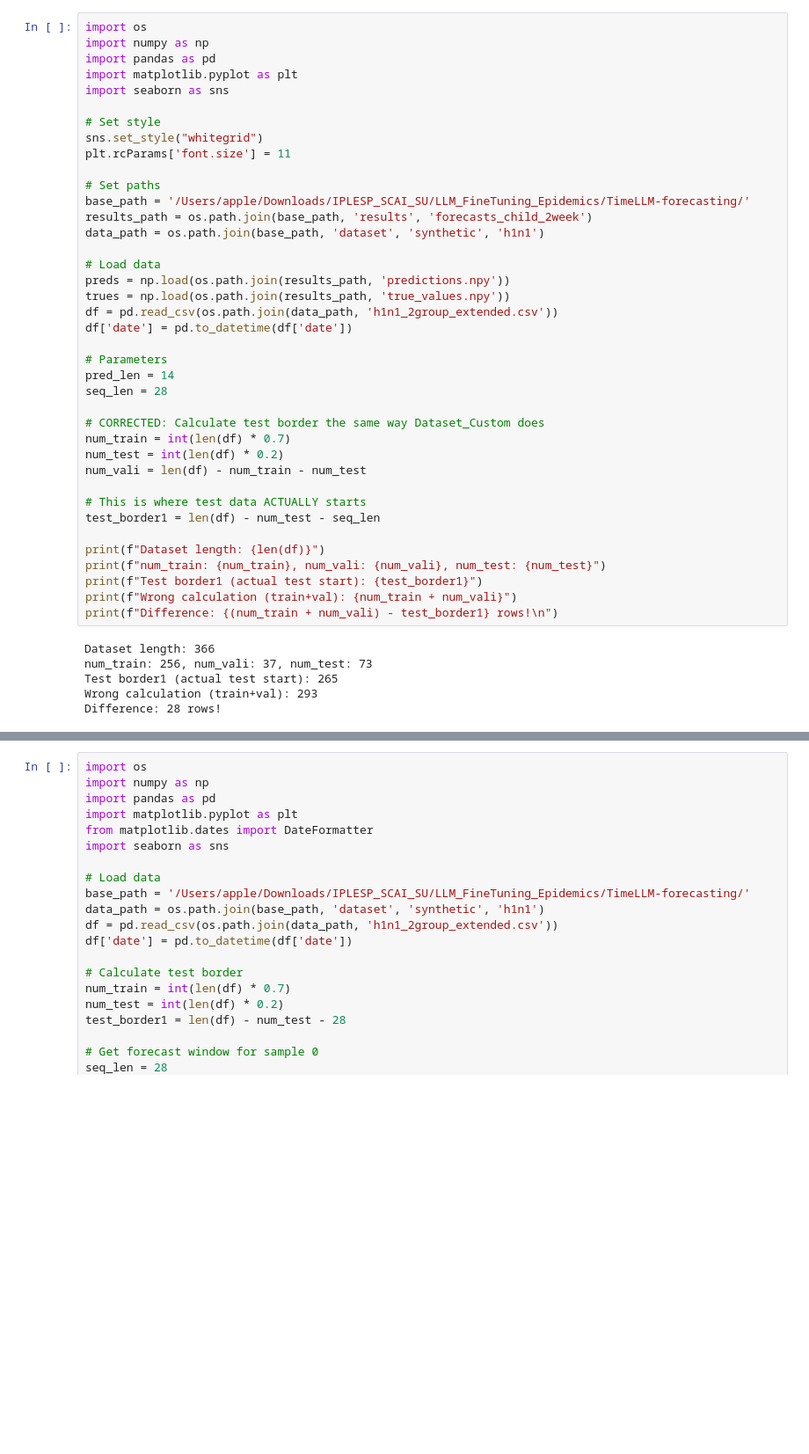
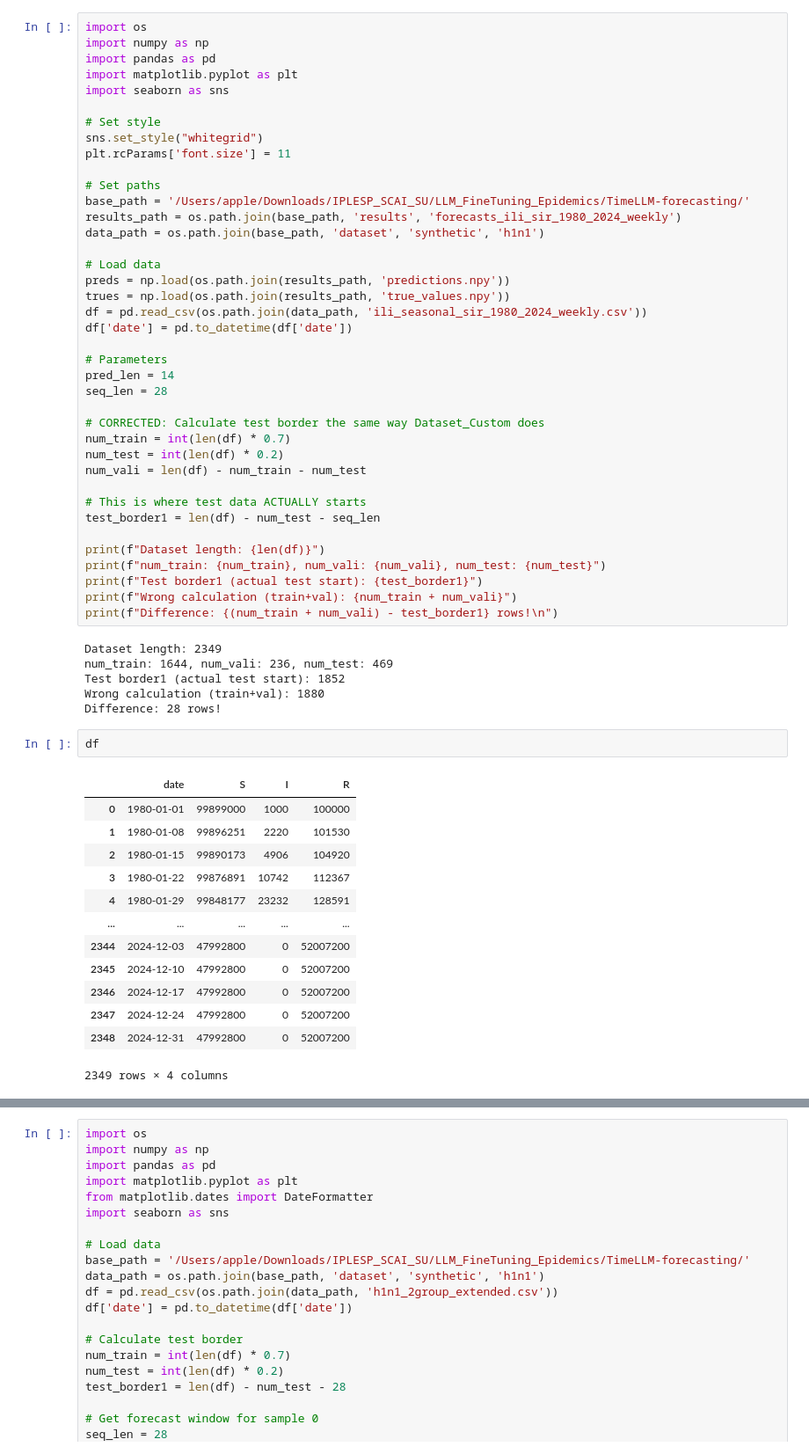
Before and after one commit to suprabhathk/Time-LLM_EV_PL, a Jupyter notebook: visualisation/visualisation.ipynb, the cells around one changed output, grey strips where cells are left out. Shown at 88% size. Drawn from its saved outputs; the diff is of its cells as text; blank space fills up the shorter version.

```diff
--- a/visualisation/visualisation.ipynb
+++ b/visualisation/visualisation.ipynb
@@ -11,13 +11,13 @@ plt.rcParams['font.size'] = 11
 
 # Set paths
 base_path = '/Users/apple/Downloads/IPLESP_SCAI_SU/LLM_FineTuning_Epidemics/TimeLLM-forecasting/'
-results_path = os.path.join(base_path, 'results', 'forecasts_child_2week')
+results_path = os.path.join(base_path, 'results', 'forecasts_ili_sir_1980_2024_weekly')
 data_path = os.path.join(base_path, 'dataset', 'synthetic', 'h1n1')
 
 # Load data
 preds = np.load(os.path.join(results_path, 'predictions.npy'))
 trues = np.load(os.path.join(results_path, 'true_values.npy'))
-df = pd.read_csv(os.path.join(data_path, 'h1n1_2group_extended.csv'))
+df = pd.read_csv(os.path.join(data_path, 'ili_seasonal_sir_1980_2024_weekly.csv'))
 df['date'] = pd.to_datetime(df['date'])
 
 # Parameters
@@ -38,11 +38,27 @@ print(f"Test border1 (actual test start): {test_border1}")
 print(f"Wrong calculation (train+val): {num_train + num_vali}")
 print(f"Difference: {(num_train + num_vali) - test_border1} rows!\n")
 # %% [output]
-Dataset length: 366
-num_train: 256, num_vali: 37, num_test: 73
-Test border1 (actual test start): 265
-Wrong calculation (train+val): 293
+Dataset length: 2349
+num_train: 1644, num_vali: 236, num_test: 469
+Test border1 (actual test start): 1852
+Wrong calculation (train+val): 1880
 Difference: 28 rows!
+# %%
+df
+# %% [output]
+|  | date | S | I | R |
+| 0 | 1980-01-01 | 99899000 | 1000 | 100000 |
+| 1 | 1980-01-08 | 99896251 | 2220 | 101530 |
+| 2 | 1980-01-15 | 99890173 | 4906 | 104920 |
+| 3 | 1980-01-22 | 99876891 | 10742 | 112367 |
+| 4 | 1980-01-29 | 99848177 | 23232 | 128591 |
+| ... | ... | ... | ... | ... |
+| 2344 | 2024-12-03 | 47992800 | 0 | 52007200 |
+| 2345 | 2024-12-10 | 47992800 | 0 | 52007200 |
+| 2346 | 2024-12-17 | 47992800 | 0 | 52007200 |
+| 2347 | 2024-12-24 | 47992800 | 0 | 52007200 |
+| 2348 | 2024-12-31 | 47992800 | 0 | 52007200 |
+2349 rows × 4 columns
 # %%
 # Create a grid of 4 samples
 fig, axes = plt.subplots(2, 2, figsize=(16, 10))
```
Also changed, not shown: parts of 3 cells of this notebook, 8 other files.
